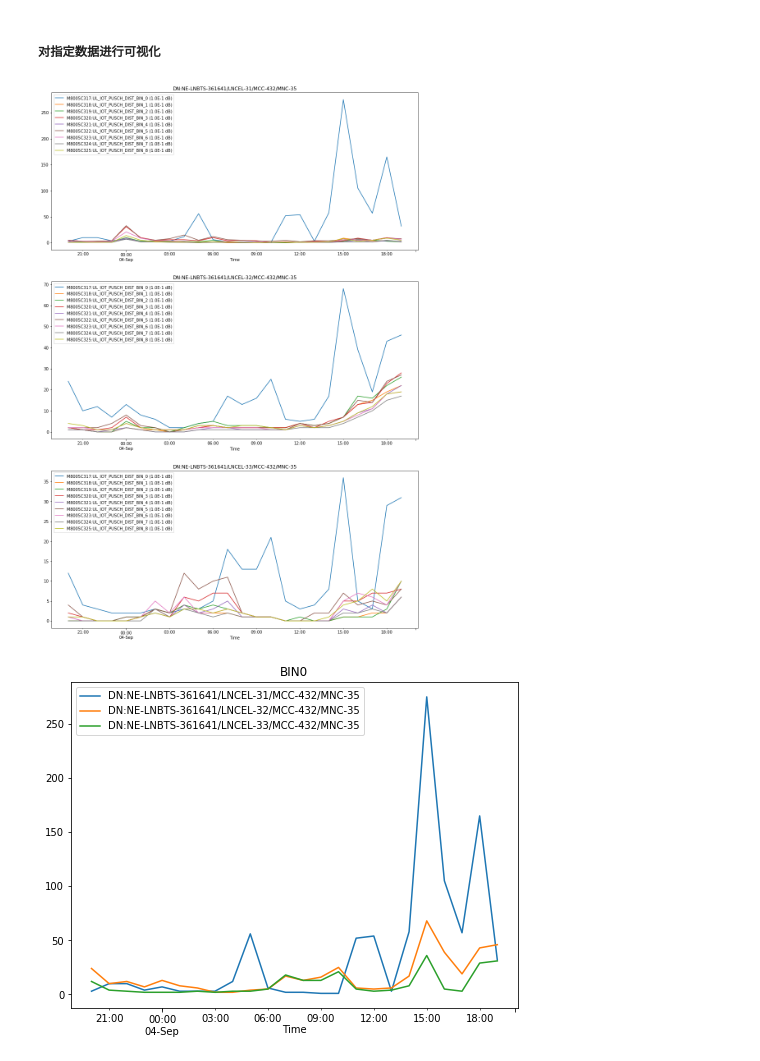
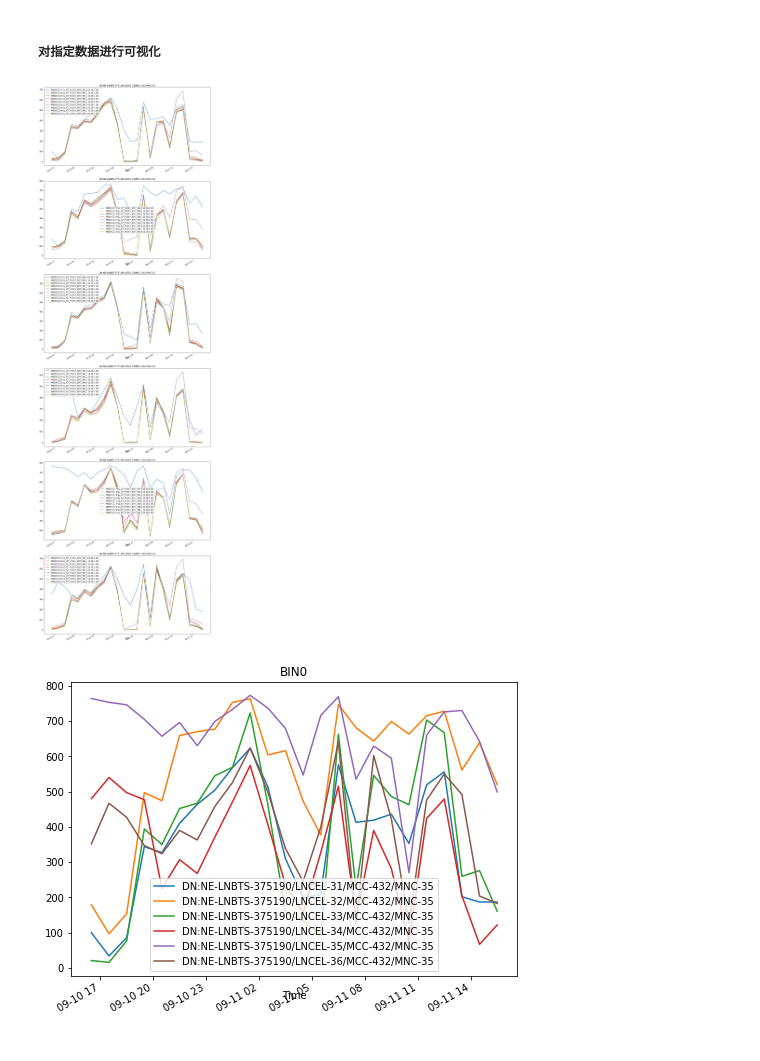
Before and after one commit to w26738/NSB, a Jupyter notebook: ltepat_analyzer.ipynb, the cells around one changed output. Cells and saved outputs as stored; diff of their text form; code cells hidden in the pictures.

```diff
--- a/ltepat_analyzer.ipynb
+++ b/ltepat_analyzer.ipynb
@@ -21,8 +21,8 @@ warnings.filterwarnings('ignore')
 #### 读取文件
 # %%
 # 这里的excel文件是LTEPAT处理eNB Snapshot中的PM文件后的输出文件
-file_path = r"D:\userdata\anliu\Desktop\log\IRAN\Snapshot_MRBTS-361641"
-file_name = r"201809071240_PMOutput.xlsx"
+file_path = r"D:\userdata\anliu\Desktop\log\IRAN\0912\DE5190"
+file_name = r"201809142132_PMOutput.xlsx"
 
 os.chdir(file_path)
 
@@ -101,0 +118,6 @@ counters = counter_merge(xls)
+# %%
+counter_data = get_category_data(xls, counter_sheet)
+counter_data = select_data(counter_data)
+
+kpi_data = get_category_data(xls, kpi_sheet)
+kpi_data = select_data(kpi_data)
@@ -113,43 +153,45 @@ iot = [
 
 # 仅保留需要处理的columns
 def data_crop(data, cols):
-    data_crop = pd.concat([data[['Time', 'baseId', 'localMoid']], data[cols]], axis=1)
+    data_crop = pd.concat([data[['Time', 'localMoid']], data[cols]], axis=1)
+    # 取消数据中cols列全部为NA值的列
+    data_crop.dropna(subset=cols, how='all', inplace=True)
 
     return data_crop
 
-data_iot = data_crop(counters, iot)
+data_iot = data_crop(counter_data, iot)
 # %% [markdown]
 ##### 对指定数据进行可视化
 # %%
 def visual_data(data):
     grouped_by_cell = data.groupby('localMoid')
     # grouped_by_cell.plot(x='Time', y=data_iot.columns[3:12], kind="line", figsize=(16,8))
-    fig = plt.figure(figsize=(16,24))
+    fig = plt.figure(figsize=(16,60))
     n = len(grouped_by_cell)
     for i, (name, group) in enumerate(grouped_by_cell):
         ax = fig.add_subplot(n, 1, i+1)
-        group.plot(x='Time', y=group.columns[3:], ax=ax, title=name)
+        group.plot(x='Time', y=group.columns[2:], ax=ax, title=name)
 #         days = mdates.DayLocator(interval=1)
 #         hours = mdates.HourLocator(interval=6)
 #         ax.xaxis.set_major_locator(days)
 #         ax.xaxis.set_minor_locator(hours)
 #         ax.xaxis.set_major_formatter(mdates.DateFormatter('%D'))
 #         ax.xaxis.set_minor_formatter(mdates.DateFormatter('%H:%M'))
 #         ax.tick_params(pad=10)
 #         ax.legend(loc='lower left', bbox_to_anchor=(0.1, 0.3))
         ax.xaxis.set_label_coords(0.5, -0.05)
     plt.savefig('IoT.jpg')
 
 visual_data(data_iot)
 # %% [output]
-[figure, old version]
+[figure, new version]
 # %%
 # 比较不同localMoid的同一列数据
 grouped_by_cell = data_iot.groupby('localMoid')
 fig = plt.figure(figsize=(8,6))
 ax = fig.add_subplot(111)
 for i, (name, group) in enumerate(grouped_by_cell):
-    group.plot(x='Time', y=group.columns[3], ax=ax, title='BIN0', label=name)
+    group.plot(x='Time', y=group.columns[2], ax=ax, title='BIN0', label=name)
     ax.xaxis.set_label_coords(0.5, -0.05)
 # %% [output]
-[figure, old version]
+[figure, new version]
```
Also changed, not shown: parts of 7 cells of this notebook.
